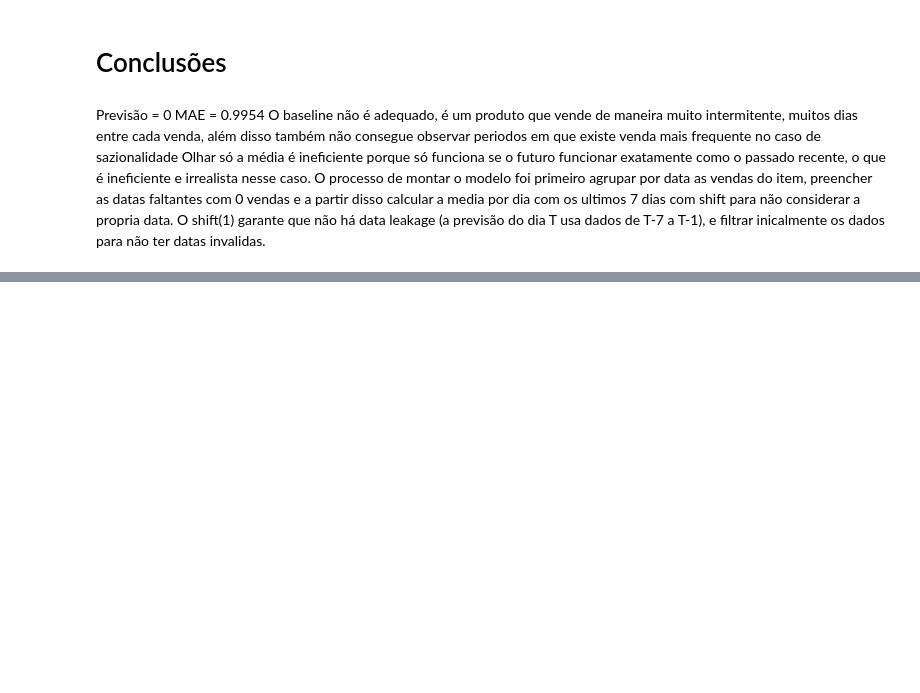
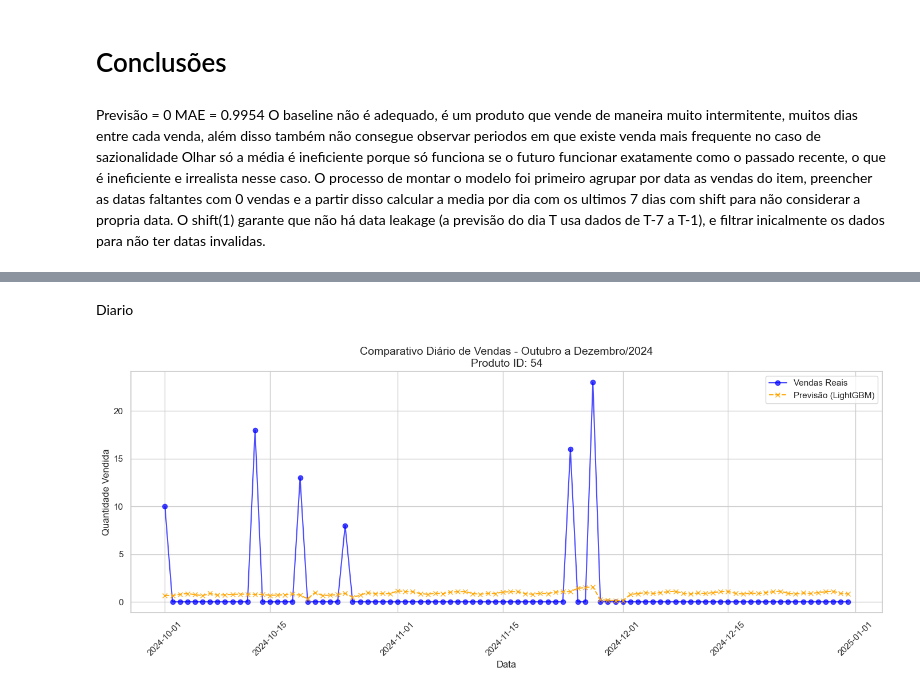
Before and after one commit to Ordep1234555/2026_desafio_lighthouse, a Jupyter notebook: Perguntas/Pergunta 7/predict_sales.ipynb, the cells around one changed output, grey strips where cells are left out. Cells and saved outputs as stored; diff of their text form; code cells hidden in the pictures; blank space fills up the shorter version.

```diff
--- a/Perguntas/Pergunta 7/predict_sales.ipynb
+++ b/Perguntas/Pergunta 7/predict_sales.ipynb
@@ -149,0 +161,5 @@ O shift(1) garante que não há data leakage (a previsão do dia T usa dados de
+# %%
+df_produtos = pd.read_json('../../Datasets/custos_importacao.json')
+df_produtos.drop(columns=['historic_data'], inplace=True)
+df_produtos.rename(columns={'product_id':'id_product'},inplace=True)
+df_produtos.head()
@@ -149,0 +255,10 @@ O shift(1) garante que não há data leakage (a previsão do dia T usa dados de
+# %%
+previsoes = modelo_lgb.predict(X_test)
+
+previsoes = np.clip(previsoes, a_min=0, a_max=None)
+
+mae = mean_absolute_error(y_test, previsoes)
+
+print(f"Período de Teste: {df_teste['sale_date'].min().date()} a {df_teste['sale_date'].max().date()}")
+print(f"Número de Itens Avaliados: {df_teste['id_product'].nunique()}")
+print(f"MAE Geral (Últimos 3 Meses): {mae:.4f}")
@@ -149,0 +290,27 @@ O shift(1) garante que não há data leakage (a previsão do dia T usa dados de
+# %% [markdown]
+Diario
+# %%
+# 54, Motor de Popa Yamaha Evo Dash 155HP, propulsão
+produto_alvo = 54
+df_plot = df_resultados[df_resultados['id_product'] == produto_alvo]
+
+# Gráfico 2: Curva de Real x Previsto
+plt.figure(figsize=(14, 6))
+
+# Linha do valor real (Qtd)
+plt.plot(df_plot['sale_date'], df_plot['qtd'], label='Vendas Reais',
+         color='blue', marker='o', alpha=0.7)
+
+# Linha da previsão do LightGBM
+plt.plot(df_plot['sale_date'], df_plot['previsao'], label='Previsão (LightGBM)',
+         color='orange', linestyle='--', marker='x', alpha=0.9)
+
+plt.title(f"Comparativo Diário de Vendas - Outubro a Dezembro/2024\nProduto ID: {produto_alvo}", fontsize=14)
+plt.xlabel("Data")
+plt.ylabel("Quantidade Vendida")
+plt.legend()
+plt.xticks(rotation=45)
+plt.tight_layout()
+plt.show()
+# %% [output]
+[figure, added]
```
Also changed, not shown: parts of 17 cells of this notebook, 20 other files.
